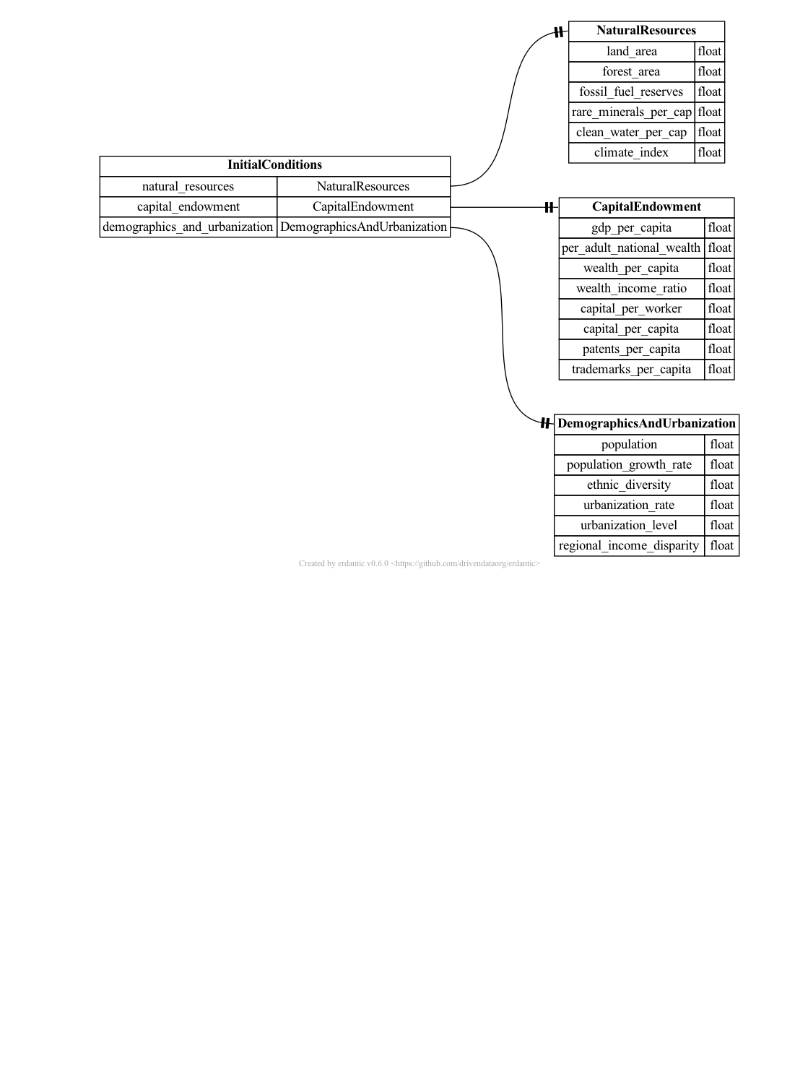
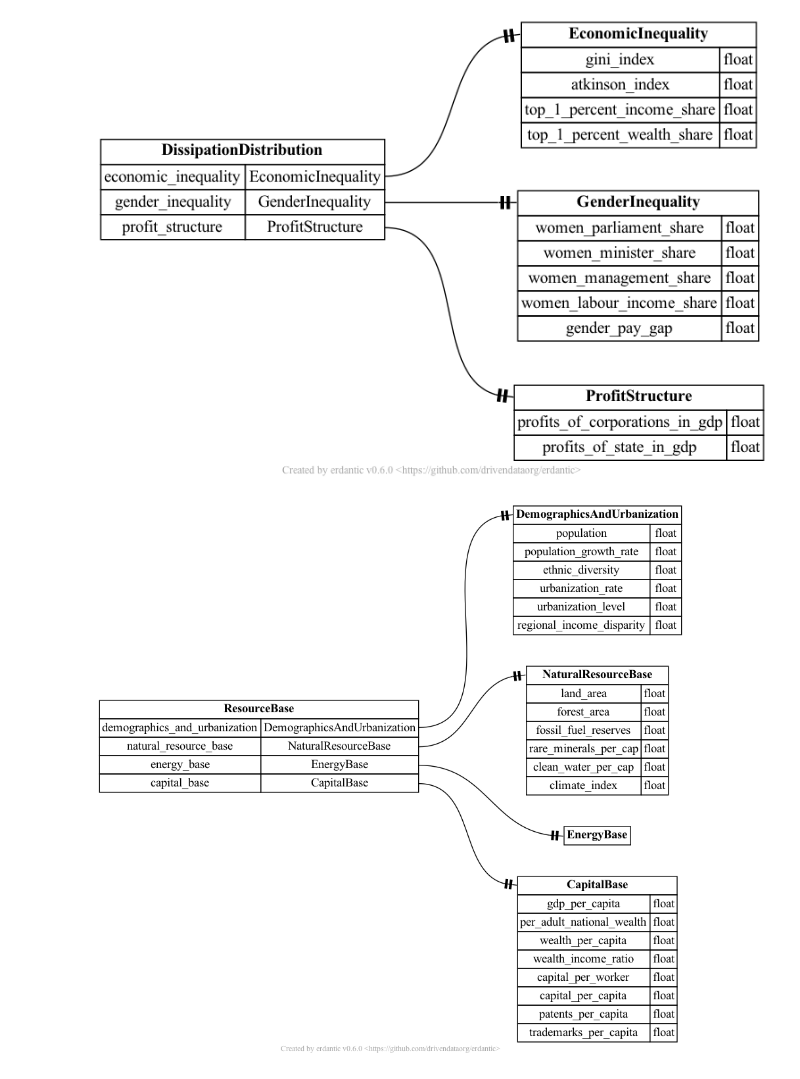
Before and after one commit to saviorand/provisioning-model, a Jupyter notebook: notebooks/model.ipynb, the cells around one changed output. Drawn from its saved outputs; the diff is of its cells as text; code cells hidden in the pictures; blank space fills up the shorter version.

```diff
--- a/notebooks/model.ipynb
+++ b/notebooks/model.ipynb
@@ -51,8 +53,25 @@ dissipation_diagram
 # %%
-from model.initial_conditions import InitialConditions
-
-initial_conditions_diagram = erd.create(InitialConditions)
-initial_conditions_diagram
+dissipation_distribution_diagram = erd.create(DissipationDistribution)
+dissipation_distribution_diagram
 # %% [output]
-[figure, old version]
+[figure, new version]
+# %%
+from model.resource_base.capital import CapitalBase
+from model.resource_base.energy import EnergyBase
+from model.resource_base.people import DemographicsAndUrbanization
+from model.resource_base.other import NaturalResourceBase
+
+
+@dataclass
+class ResourceBase:
+    demographics_and_urbanization: DemographicsAndUrbanization
+    natural_resource_base: NaturalResourceBase
+    energy_base: EnergyBase
+    capital_base: CapitalBase
+
+
+resource_base_diagram = erd.create(ResourceBase)
+resource_base_diagram
+# %% [output]
+[figure, added]
 # %%
```
Also changed, not shown: parts of 10 cells of this notebook, 25 other files.
